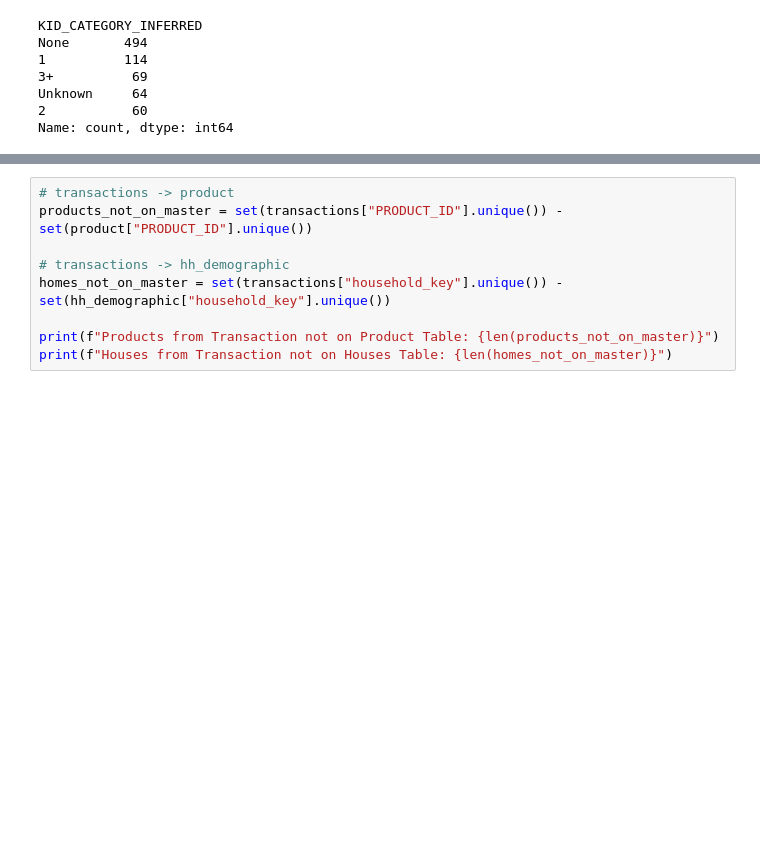
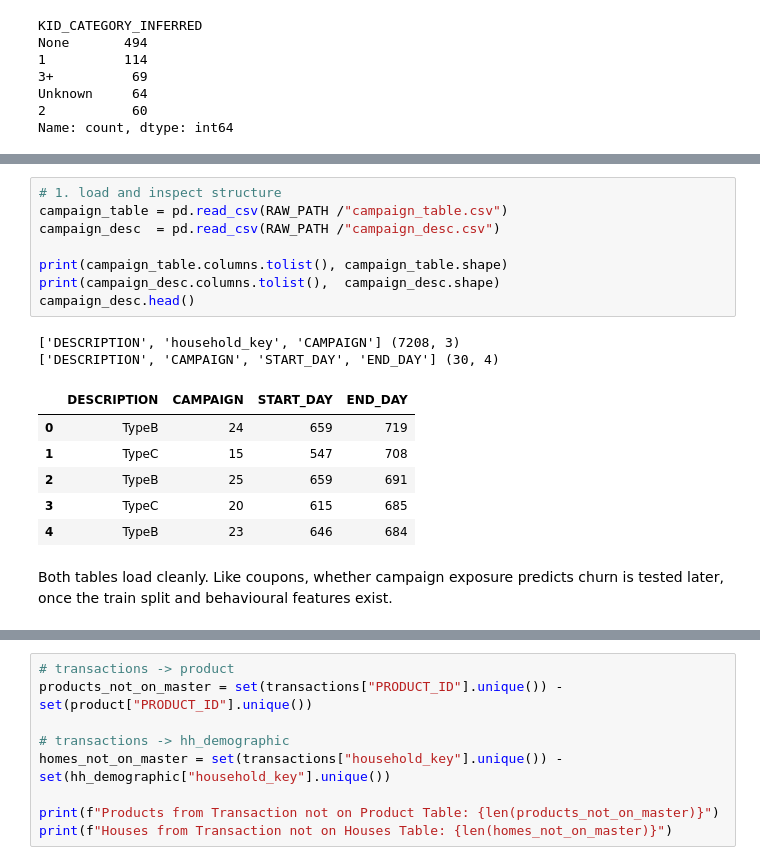
Before and after one commit to andreydesousa92-byte/Churn_Dunhumby_Kaggle, a Jupyter notebook: customer-churn-prediction.ipynb, the cells around one changed output, grey strips where cells are left out. Drawn from its saved outputs; the diff is of its cells as text; blank space fills up the shorter version.

```diff
--- a/customer-churn-prediction.ipynb
+++ b/customer-churn-prediction.ipynb
@@ -244,0 +317,20 @@ Name: count, dtype: int64
+# %%
+# 1. load and inspect structure
+campaign_table = pd.read_csv(RAW_PATH /"campaign_table.csv")
+campaign_desc  = pd.read_csv(RAW_PATH /"campaign_desc.csv")
+
+print(campaign_table.columns.tolist(), campaign_table.shape)
+print(campaign_desc.columns.tolist(),  campaign_desc.shape)
+campaign_desc.head()
+# %% [output]
+['DESCRIPTION', 'household_key', 'CAMPAIGN'] (7208, 3)
+['DESCRIPTION', 'CAMPAIGN', 'START_DAY', 'END_DAY'] (30, 4)
+|  | DESCRIPTION | CAMPAIGN | START_DAY | END_DAY |
+| 0 | TypeB | 24 | 659 | 719 |
+| 1 | TypeC | 15 | 547 | 708 |
+| 2 | TypeB | 25 | 659 | 691 |
+| 3 | TypeC | 20 | 615 | 685 |
+| 4 | TypeB | 23 | 646 | 684 |
+# %% [markdown]
+Both tables load cleanly. Like coupons, whether campaign exposure predicts
+churn is tested later, once the train split and behavioural features exist.
```
Also changed, not shown: parts of 88 cells of this notebook.
